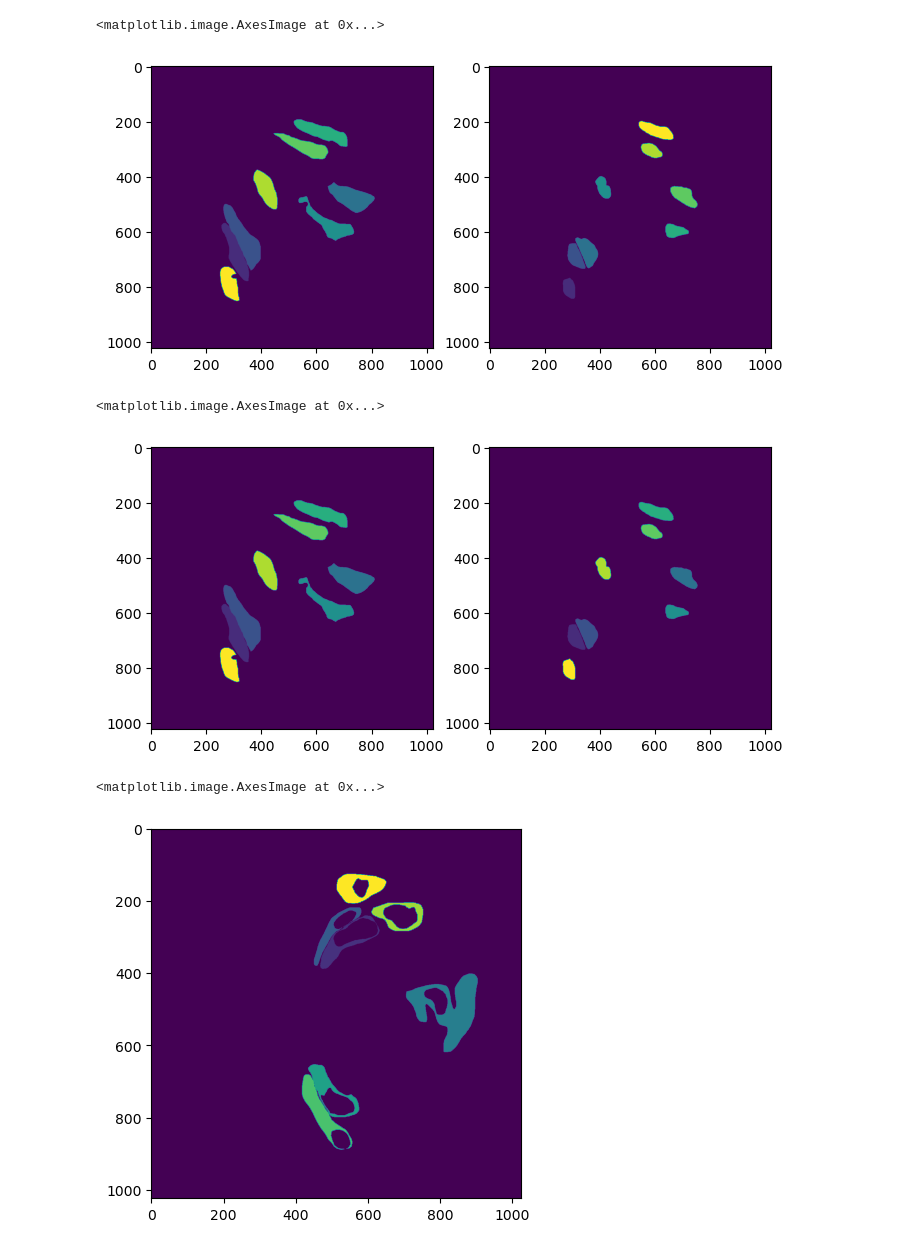
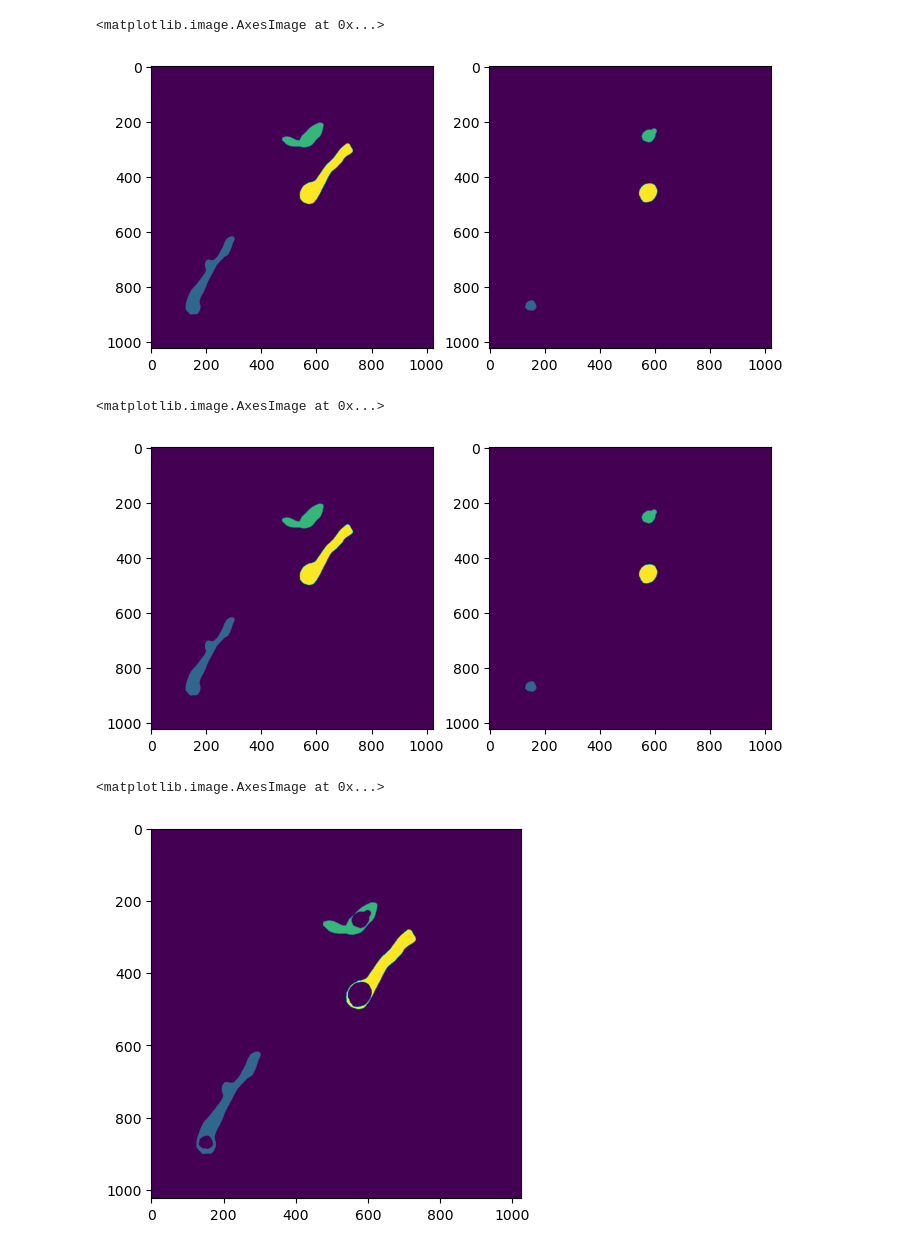
Before and after one commit to fmi-basel/singlemolecule-tracking, a Jupyter notebook: ipa/00_roi-selection/Mask_creation.ipynb, the cells around one changed output. Cells and saved outputs as stored; diff of their text form; code cells hidden in the pictures.

```diff
--- a/ipa/00_roi-selection/Mask_creation.ipynb
+++ b/ipa/00_roi-selection/Mask_creation.ipynb
@@ -27,11 +24,11 @@ The autoreload extension is already loaded. To reload it, use:
 # %%
 # Import masks
 
-mask_cell_dir = '/Users/abamford/Desktop/TUBB2B-KI_preliminary_analysis/Batch20230223/D21/ROIs/Whole_cell/ROIs_as_mask_BIOP'
+mask_cell_dir = '/Users/abamford/Desktop/TUBB2B-KI_preliminary_analysis/Batch20230922/D35/50ms/ROIs/Whole_cell/ROIs_as_mask_BIOP'
 mask_cell_path = os.path.join(mask_cell_dir,'*.tif')
 mask_cell_files = glob.glob(mask_cell_path)
 
-mask_nucleus_dir = '/Users/abamford/Desktop/TUBB2B-KI_preliminary_analysis/Batch20230223/D21/ROIs/Nucleus/ROIs_as_mask_BIOP'
+mask_nucleus_dir = '/Users/abamford/Desktop/TUBB2B-KI_preliminary_analysis/Batch20230922/D35/50ms/ROIs/Nucleus/ROIs_as_mask_BIOP'
 mask_nucleus_path = os.path.join(mask_nucleus_dir,'*.tif')
 mask_nucleus_files = glob.glob(mask_nucleus_path)
 # %%
@@ -51,9 +52,9 @@ for file in mask_nucleus_files:
 # Plot whole cell and nucleus mask side by side
 
 fig, ax = plt.subplots(1, 2, figsize = (8,4))
-ax[0].imshow(mask_cell[3])
-ax[1].imshow(mask_nucleus[3])
+ax[0].imshow(mask_cell[0])
+ax[1].imshow(mask_nucleus[0])
 # %% [output]
 <matplotlib.image.AxesImage at 0x...>
-[figure, old version]
+[figure, new version]
 # %%
@@ -74,12 +75,14 @@ for nucleus_image, cell_image in zip(mask_nucleus, mask_cell):
             if tuple(coord) in coordinates_intensity:
                 nucleus_image[coord[0], coord[1]] = coordinates_intensity[tuple(coord)]
 # %%
+# Plot results of label matching
+
 fig, ax = plt.subplots(1, 2, figsize = (8,4))
-ax[0].imshow(mask_cell[3])
-ax[1].imshow(mask_nucleus[3])
+ax[0].imshow(mask_cell[0])
+ax[1].imshow(mask_nucleus[0])
 # %% [output]
 <matplotlib.image.AxesImage at 0x...>
-[figure, old version]
+[figure, new version]
 # %%
 # Substract nucleus mask from cell mask and store as binary cytoplasm mask
 
@@ -91,7 +94,7 @@ for cell, nucleus in zip (mask_cell, mask_nucleus):
 # %%
 # Plot binary cytoplasm mask
 
-plt.imshow(mask_cytoplasm[2])
+plt.imshow(mask_cytoplasm[0])
 # %% [output]
 <matplotlib.image.AxesImage at 0x...>
-[figure, old version]
+[figure, new version]
```
Also changed, not shown: parts of 13 cells of this notebook.
